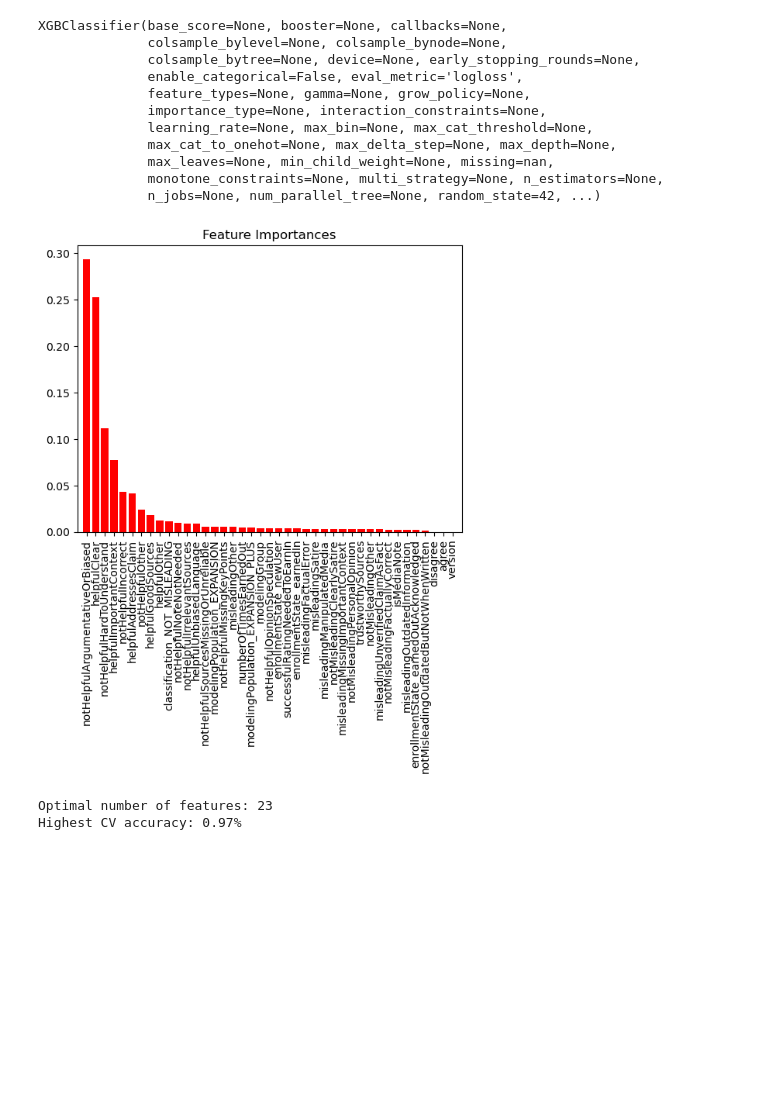
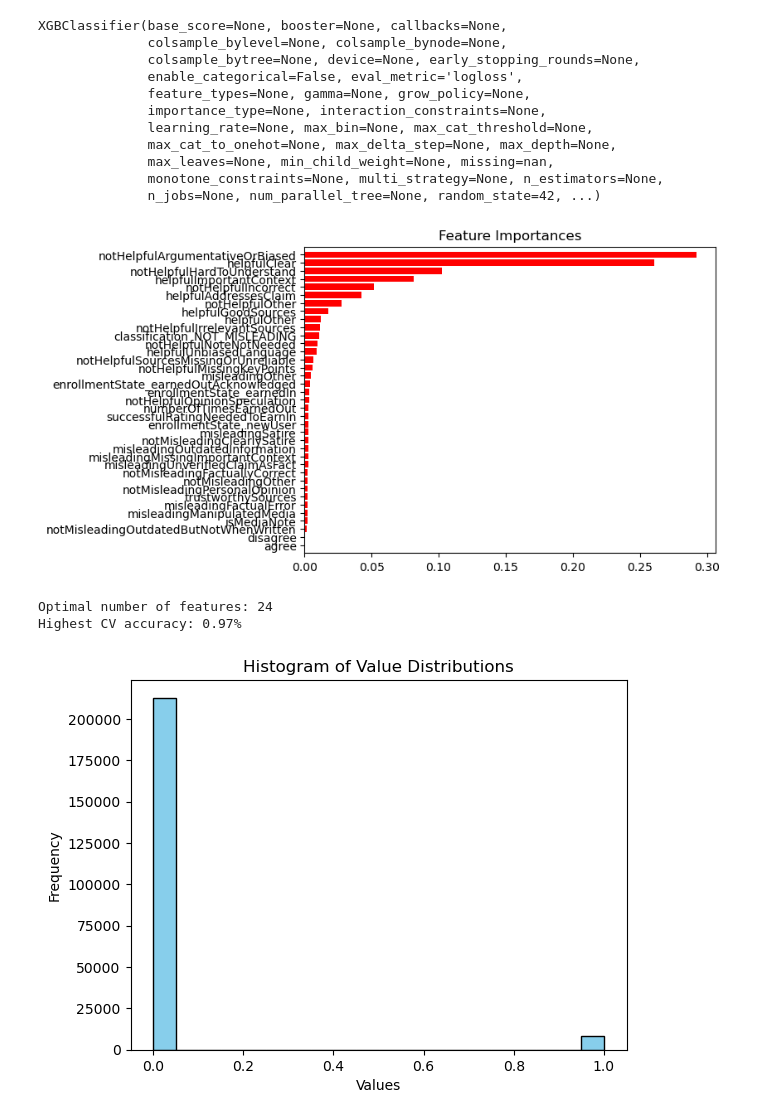
Before and after one commit to RayH-1/hertie-ml-x-project, a Jupyter notebook: 3_Process/31_Code/2_Ray_Code_Test.ipynb, the cells around one changed output. Saved outputs shown, nothing was run; the diff lists cells and outputs as text; code cells hidden in the pictures; blank space fills up the shorter version.

```diff
--- a/3_Process/31_Code/2_Ray_Code_Test.ipynb
+++ b/3_Process/31_Code/2_Ray_Code_Test.ipynb
@@ -35,10 +35,9 @@ successfulRatingNeededToEarnIn, modelingGroup, numberOfTimesEarnedOut
 # %%
 df = data.drop(['noteId', 'raterParticipantId', 'createdAtMillis_x', 'participantId',
                 'timestampOfLastStateChange', 'timestampOfLastEarnOut', 'ratedOnTweetId',
-                'noteAuthorParticipantId', 'createdAtMillis_y', 'tweetId', 'helpfulnessLevel'], axis = 1)
+                'noteAuthorParticipantId', 'createdAtMillis_y', 'tweetId', 'helpfulnessLevel', 'modelingGroup', 'modelingPopulation', 'version'], axis = 1)
 # %%
-df = pd.get_dummies(df, columns=['classification',
-                                 'enrollmentState', 'modelingPopulation'], drop_first=True)
+df = pd.get_dummies(df, columns=['classification','enrollmentState'], drop_first=True)
 # %%
 df.iloc[:, 40:50].head()
 # %% [output]
@@ -82,17 +81,16 @@ XGBClassifier(base_score=None, booster=None, callbacks=None,
               monotone_constraints=None, multi_strategy=None, n_estimators=None,
               n_jobs=None, num_parallel_tree=None, random_state=42, ...)
 # %%
-# Get and plot feature importances from the model
 importances = xgb.feature_importances_
-indices = np.argsort(importances)[::-1]
+indices = np.argsort(importances)  # Remove [::-1] to keep ascending order
 plt.figure()
 plt.title('Feature Importances')
-plt.bar(range(X_train.shape[1]), importances[indices], color='r', align='center')
-plt.xticks(range(X_train.shape[1]), X_train.columns[indices], rotation=90)
-plt.xlim([-1, X_train.shape[1]])
+plt.barh(range(X_train.shape[1]), importances[indices], color='r', align='center')  # Switched to barh for horizontal bars
+plt.yticks(range(X_train.shape[1]), X_train.columns[indices])  # Switched to yticks for y-axis labels
+plt.ylim([-1, X_train.shape[1]])  # Adjusted ylim for y-axis range
 plt.show()
 # %% [output]
-[figure, old version]
+[figure, new version]
 # %%
 # Initialize a list to store the average cross-validation scores for different numbers of top features
 cv_scores = []
@@ -119,7 +117,16 @@ optimal_score = cv_scores[optimal_features - 1]
 print(f"Optimal number of features: {optimal_features}")
 print(f"Highest CV accuracy: {optimal_score:.2f}%")
 # %% [output]
-Optimal number of features: 23
+Optimal number of features: 24
 Highest CV accuracy: 0.97%
 # %%
 ## TO DO: Check how many 1s and 0s are in output variable (y). See if it is imbalanced becich will affect accuracy.
+# %%
+# Create a histogram
+plt.hist(y, bins=20, color='skyblue', edgecolor='black')
+plt.xlabel('Values')
+plt.ylabel('Frequency')
+plt.title('Histogram of Value Distributions')
+plt.show()
+# %% [output]
+[figure, added]
```
Also changed, not shown: parts of 5 cells of this notebook.
